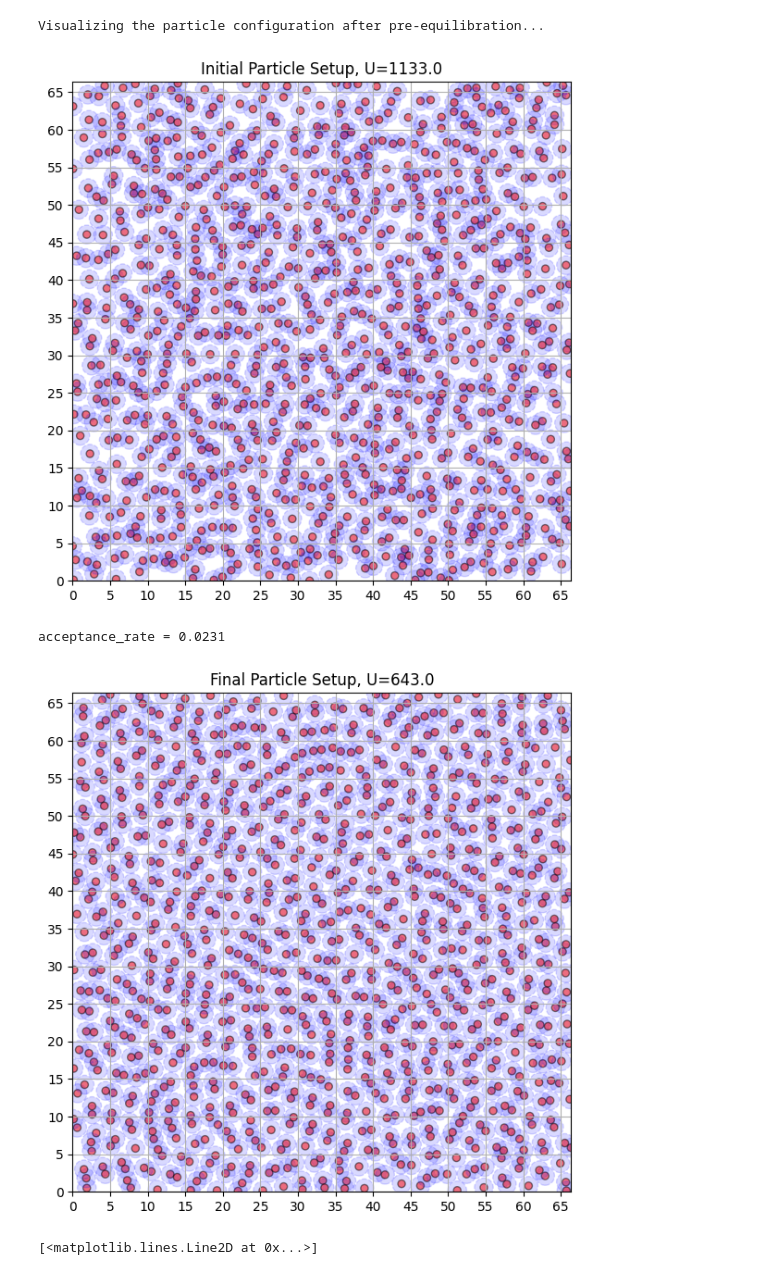
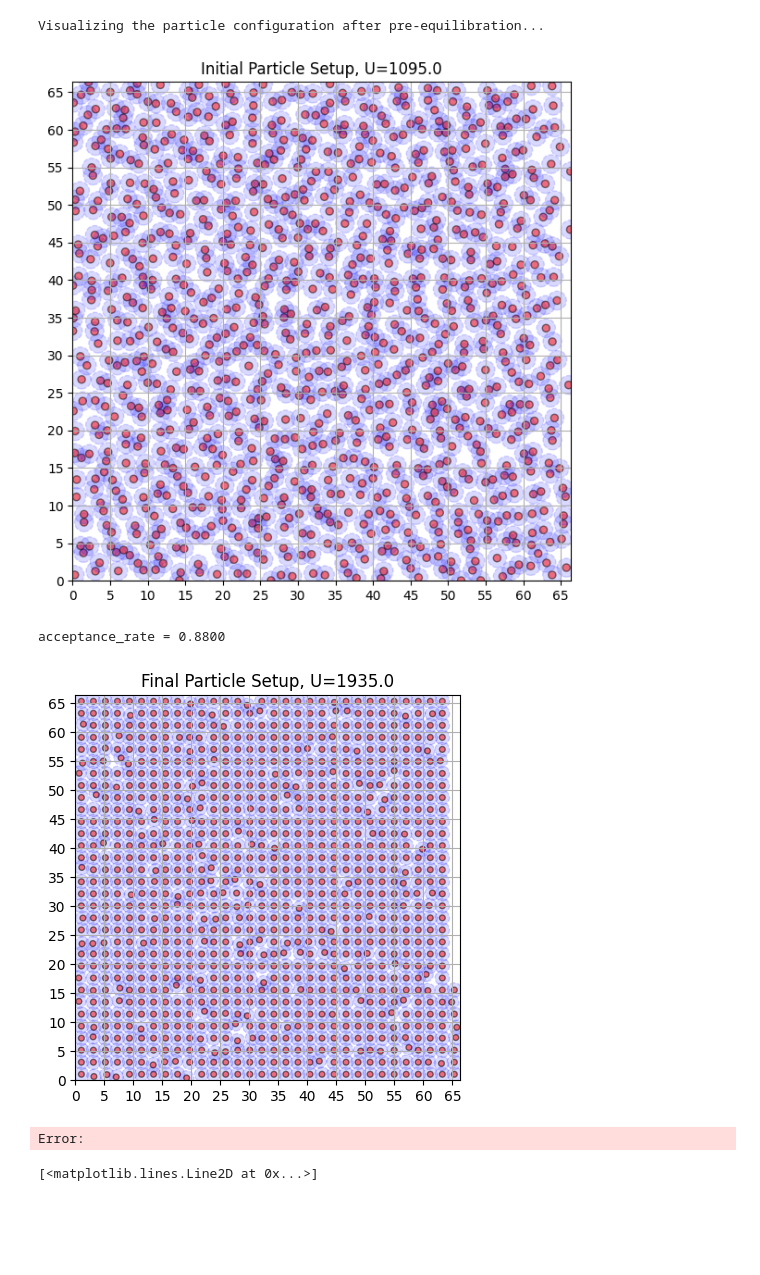
Before and after one commit to kristoftrcek/BERN01_project1, a Jupyter notebook: kristof/simulation_test.ipynb, the cells around one changed output. Saved outputs shown, nothing was run; the diff lists cells and outputs as text; code cells hidden in the pictures; blank space fills up the shorter version.

```diff
--- a/kristof/simulation_test.ipynb
+++ b/kristof/simulation_test.ipynb
@@ -4,7 +4,7 @@ import numpy as np
 from matplotlib import pyplot as plt
 # %%
 np.random.seed(13) # We set a seed for reproductibility
-N = 1000
+N = 100
 rho_target = 0.227
 Length = np.sqrt(N / rho_target)  # Calculated from the reduced density
 
@@ -33,23 +33,22 @@ Visualizing the initial particle configuration...
 # %%
 simulation.pre_equilibrate(T_high=T_target)
 
 print("Visualizing the particle configuration after pre-equilibration...")
-pc.visualize(title=f"Initial Particle Setup, U={pc.U_full()}")
+pc.visualize_2d(title=f"Initial Particle Setup, U={pc.U_full()}")
 # %% [output]
 Visualizing the particle configuration after pre-equilibration...
-[figure, old version]
+[figure, new version]
 # %%
-# n_iter=1000   - the number of iterations of MCMC,
-# n_samples=100 - the number of samples evenly spaced in the iterations (the number of samples should be smaller than the number of iterations).,
-# n_bins=300    - number of bins for the radial density histogram (the number of bins should be smaller than the number of samples).
-# it is better to make n_iter a multiple of n_samples (actual n_iter = (n_iter // n_samples) * n_samples))
-acceptance_rate = simulation.run_simulation(n_iter=1000000, n_samples=500, n_bins=300, draw=False)
+# n_iter=1000000       - the number of iterations of MCMC,
+# sample_interval=1000 - the number of samples evenly spaced in the iterations (the number of samples should be smaller than the number of iterations).,
+acceptance_rate, err = simulation.run_simulation(n_iter=100, sample_interval=1000, draw=False, new_start=False)
 
 print(f"acceptance_rate = {acceptance_rate:.4f}")
-pc.visualize(title=f"Final Particle Setup, U={pc.U_full()}")
+pc.visualize_2d(title=f"Final Particle Setup, U={pc.U_full()}")
 # %% [output]
-acceptance_rate = 0.0231
+acceptance_rate = 0.8800
-[figure, old version]
+[figure, new version]
+Error:
 # %%
 plt.plot(list(range(len(simulation.config.U_samples))), simulation.config.U_samples)
 # %% [output]
```
Also changed, not shown: parts of 1 cell of this notebook, 3 other files.
